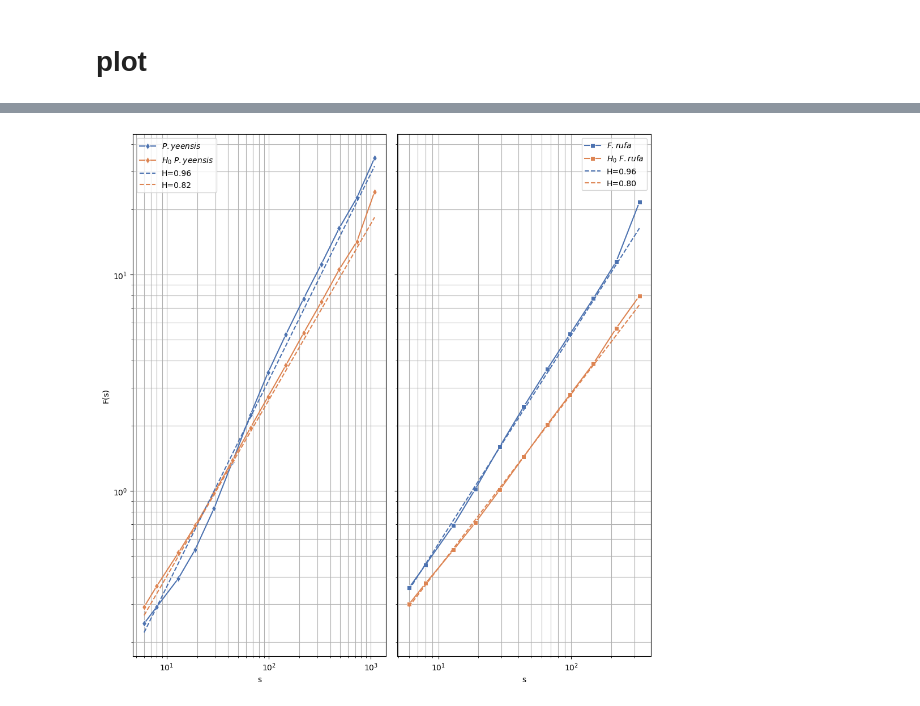
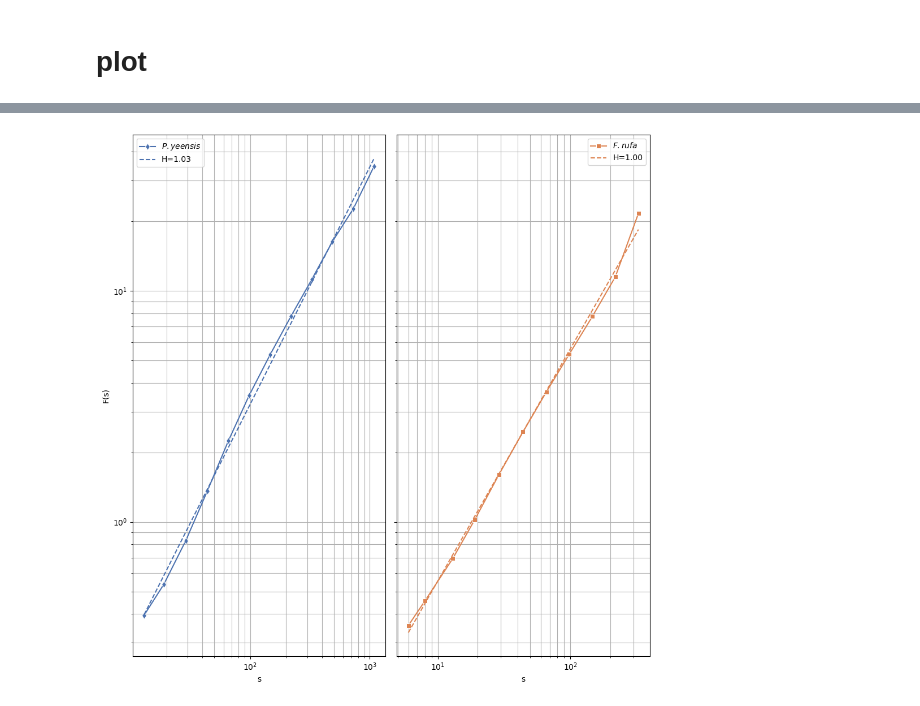
Before and after one commit to Shamaich1337/NMOT, a Jupyter notebook: notebooks/dfa_estimation_emirical_data.ipynb, the cells around one changed output, grey strips where cells are left out. Saved outputs shown, nothing was run; the diff lists cells and outputs as text; code cells hidden in the pictures.

Commit message:
fix: fix ff plots upd calc LLS with medians for robustness

```diff
--- a/notebooks/dfa_estimation_emirical_data.ipynb
+++ b/notebooks/dfa_estimation_emirical_data.ipynb
@@ -346,6 +371,9 @@ frufa_long_df_agg = frufa_long_df_agg.droplevel(level=0, axis=1).reset_index()
 
 frufa_synth_long_df_agg = frufa_synth_long_df.groupby('s_value').agg(['median', 'mean'])
 frufa_synth_long_df_agg = frufa_synth_long_df_agg.droplevel(level=0, axis=1).reset_index()
+# %%
+pyeensis_long_df_agg = pyeensis_long_df_agg[2:]
+# frufa_long_df_agg = frufa_long_df_agg[:-1]
 # %%
 pyeensis_ff_params, _ = analyse_zero_cross_ff(pyeensis_long_df_agg['median'].values, pyeensis_long_df_agg['s_value'].values)
 frufa_ff_params, _ = analyse_zero_cross_ff(frufa_long_df_agg['median'].values, frufa_long_df_agg['s_value'].values)
@@ -355,7 +386,6 @@ frufa_synth_ff_params, _ = analyse_zero_cross_ff(frufa_synth_long_df_agg['median
 # %%
-# pyeensis_cross = pyeensis_ff_params.cross[0].value
-# linreg_pyeensis_1 = linregress(np.log10(pyeensis_long_df_agg.loc[pyeensis_long_df_agg.s_value<pyeensis_cross, 's_value']), np.log10(pyeensis_long_df_agg.loc[pyeensis_long_df_agg.s_value<pyeensis_cross, 'median']))
-# pyeensis_line_1 = 10**(linreg_pyeensis_1.slope * np.log10(pyeensis_s_values) + linreg_pyeensis_1.intercept)
+pyeensis_h_slope = pyeensis_ff_params.slopes[0].value
+frufa_h_slope = frufa_ff_params.slopes[0].value
 
-# linreg_pyeensis_2 = linregress(np.log10(pyeensis_long_df_agg.loc[pyeensis_long_df_agg.s_value>=pyeensis_cross, 's_value']), np.log10(pyeensis_long_df_agg.loc[pyeensis_long_df_agg.s_value>=pyeensis_cross, 'median']))
-# pyeensis_line_2 = 10**(linreg_pyeensis_2.slope * np.log10(pyeensis_s_values) + linreg_pyeensis_2.intercept)
+frufa_line = 10**(frufa_ff_params.slopes[0].value * np.log10(frufa_long_df_agg.s_value) + frufa_ff_params.intercept.value)
+pyeensis_line = 10**(pyeensis_h_slope * np.log10(pyeensis_long_df_agg.s_value) + pyeensis_ff_params.intercept.value)
@@ -394,51 +396,51 @@ fig, ax = plt.subplots(figsize=(10, 10), ncols=2, sharey=True)
 
 # Left: P. yeensis
 sns.lineplot(data=pyeensis_long_df_agg, x='s_value', y='median',
              label=r'$\it{P.yeensis}$', marker='d', ax=ax[0], color=palette[0])
-sns.lineplot(data=pyeensis_synth_long_df_agg, x='s_value', y='median',
-             label=r'$H_0$ $\it{P.yeensis}$', marker='d', ax=ax[0], color=palette[1])
+# sns.lineplot(data=pyeensis_synth_long_df_agg, x='s_value', y='median',
+#              label=r'$H_0$ $\it{P.yeensis}$', marker='d', ax=ax[0], color=palette[1])
 
-ax[0].plot(pyeensis_s_values, pyeensis_line,
-           label=f'H={linreg_pyeensis.slope:.2f}',
+ax[0].plot(pyeensis_long_df_agg.s_value, pyeensis_line,
+           label=f'H={pyeensis_h_slope:.2f}',
            color=palette[0], linestyle='--')
 
-ax[0].plot(pyeensis_s_values, pyeensis_synth_line,
-           label=f'H={linreg_pyeensis_synth.slope:.2f}',
-           color=palette[1], linestyle='--')
+# ax[0].plot(pyeensis_s_values, pyeensis_synth_line,
+#            label=f'H={linreg_pyeensis_synth.slope:.2f}',
+#            color=palette[1], linestyle='--')
 
 ax[0].set_xlabel('s')
 ax[0].set_ylabel('F(s)')
 ax[0].set_xscale('log')
 ax[0].set_yscale('log')
 ax[0].grid(which='both')
 ax[0].legend()
 
 # Right: F. rufa
 sns.lineplot(data=frufa_long_df_agg, x='s_value', y='median',
-             label=r'$\it{F.rufa}$', marker='s', ax=ax[1], color=palette[0])
-sns.lineplot(data=frufa_synth_long_df_agg, x='s_value', y='median',
-             label=r'$H_0$ $\it{F.rufa}$', marker='s', ax=ax[1], color=palette[1])
+             label=r'$\it{F.rufa}$', marker='s', ax=ax[1], color=palette[1])
+# sns.lineplot(data=frufa_synth_long_df_agg, x='s_value', y='median',
+#              label=r'$H_0$ $\it{F.rufa}$', marker='s', ax=ax[1], color=palette[1])
 
-ax[1].plot(frufa_s_values, frufa_line,
-           label=f'H={linreg_frufa.slope:.2f}',
-           color=palette[0], linestyle='--')
+ax[1].plot(frufa_long_df_agg.s_value, frufa_line,
+           label=f'H={frufa_h_slope:.2f}',
+           color=palette[1], linestyle='--')
 
-ax[1].plot(frufa_s_values, frufa_synth_line,
-           label=f'H={linreg_frufa_synth.slope:.2f}',
-           color=palette[1], linestyle='--')
+# ax[1].plot(frufa_s_values, frufa_synth_line,
+#            label=f'H={linreg_frufa_synth.slope:.2f}',
+#            color=palette[1], linestyle='--')
 
 ax[1].set_xlabel('s')
 ax[1].set_ylabel('F(s)')
 ax[1].set_xscale('log')
 ax[1].set_yscale('log')
 ax[1].grid(which='both')
 ax[1].legend()
 
 plt.tight_layout()
-plt.savefig('../data/artifacts/ff/ff_real_n_synth_species.png')
+plt.savefig('../data/artifacts/ff/ff_real_species.png')
 plt.show()
 # %% [output]
-[figure, old version]
+[figure, new version]
 # %%
 # pyeensis_ff_params_median, _ = analyse_cross_ff_linregress(pyeensis_long_df_agg['median'].values, pyeensis_long_df_agg['s_value'].values)
 # frufa_ff_params_median, _ = analyse_zero_cross_ff(frufa_long_df_agg['median'].values, frufa_long_df_agg['s_value'].values)
```
Also changed, not shown: parts of 8 cells of this notebook, 1 other file.
